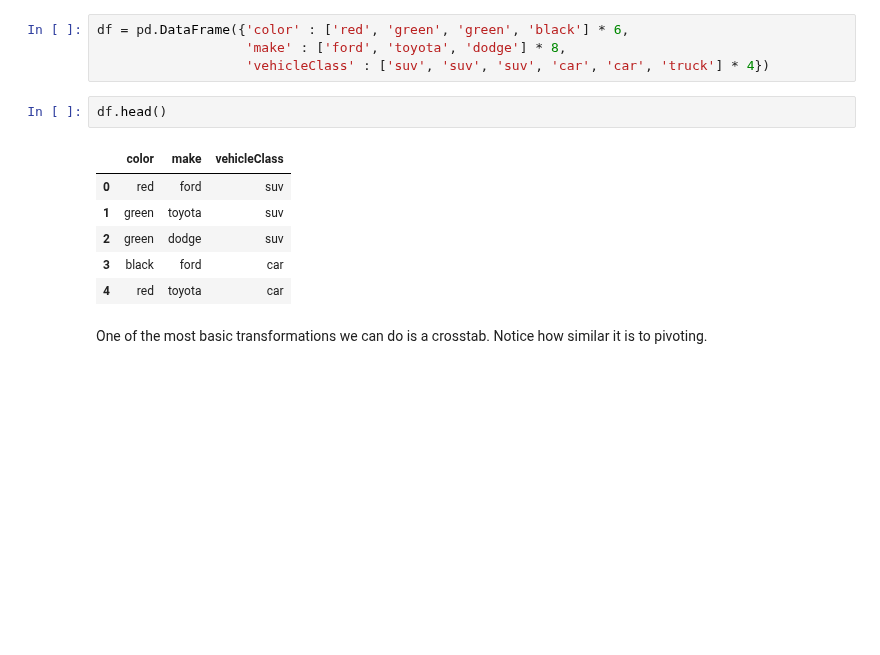
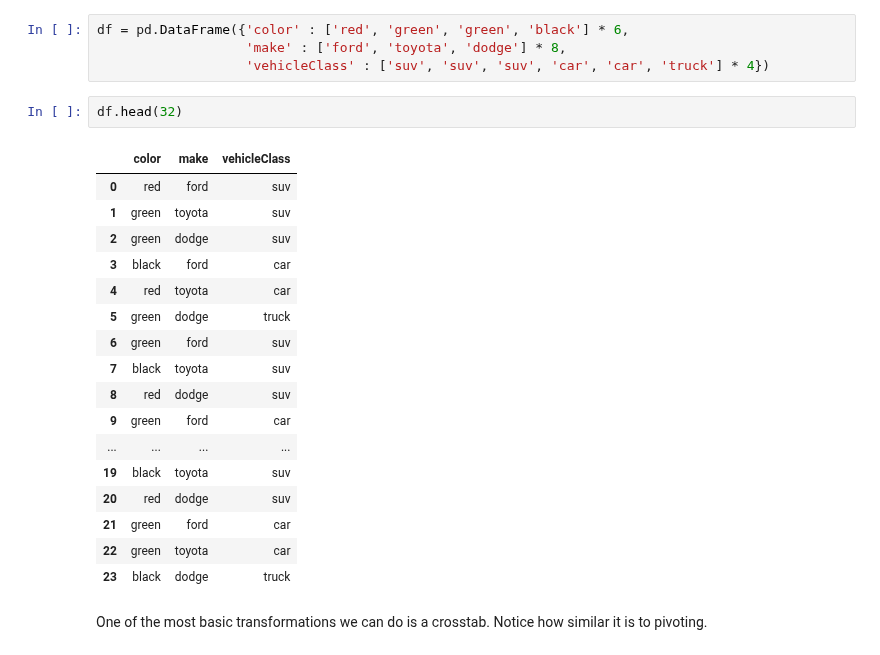
Before and after one commit to anhnguyendepocen/si370, a Jupyter notebook: 370_09_Stats_II-complete.ipynb, the cells around one changed output. Drawn from its saved outputs; the diff is of its cells as text; blank space fills up the shorter version.

```diff
--- a/370_09_Stats_II-complete.ipynb
+++ b/370_09_Stats_II-complete.ipynb
@@ -10,14 +10,25 @@ df = pd.DataFrame({'color' : ['red', 'green', 'green', 'black'] * 6,
                    'make' : ['ford', 'toyota', 'dodge'] * 8,
                    'vehicleClass' : ['suv', 'suv', 'suv', 'car', 'car', 'truck'] * 4})
 # %%
-df.head()
+df.head(32)
 # %% [output]
 |  | color | make | vehicleClass |
 | 0 | red | ford | suv |
 | 1 | green | toyota | suv |
 | 2 | green | dodge | suv |
 | 3 | black | ford | car |
 | 4 | red | toyota | car |
+| 5 | green | dodge | truck |
+| 6 | green | ford | suv |
+| 7 | black | toyota | suv |
+| 8 | red | dodge | suv |
+| 9 | green | ford | car |
+| ... | ... | ... | ... |
+| 19 | black | toyota | suv |
+| 20 | red | dodge | suv |
+| 21 | green | ford | car |
+| 22 | green | toyota | car |
+| 23 | black | dodge | truck |
 # %% [markdown]
 One of the most basic transformations we can do is a crosstab.  Notice how similar it is to pivoting.
 # %%
```
Also changed, not shown: parts of 8 cells of this notebook.
